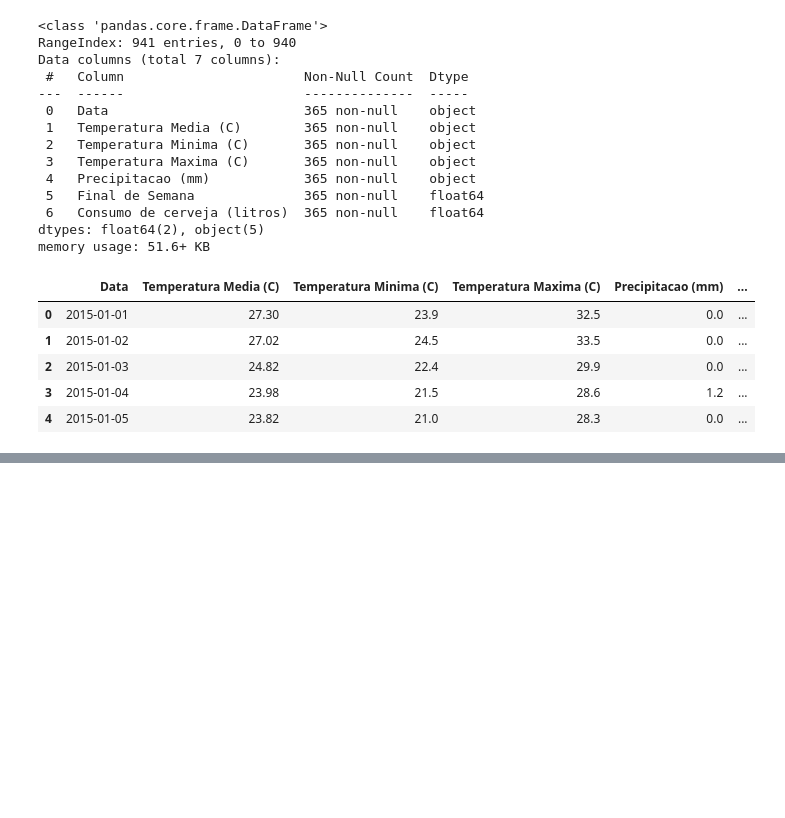
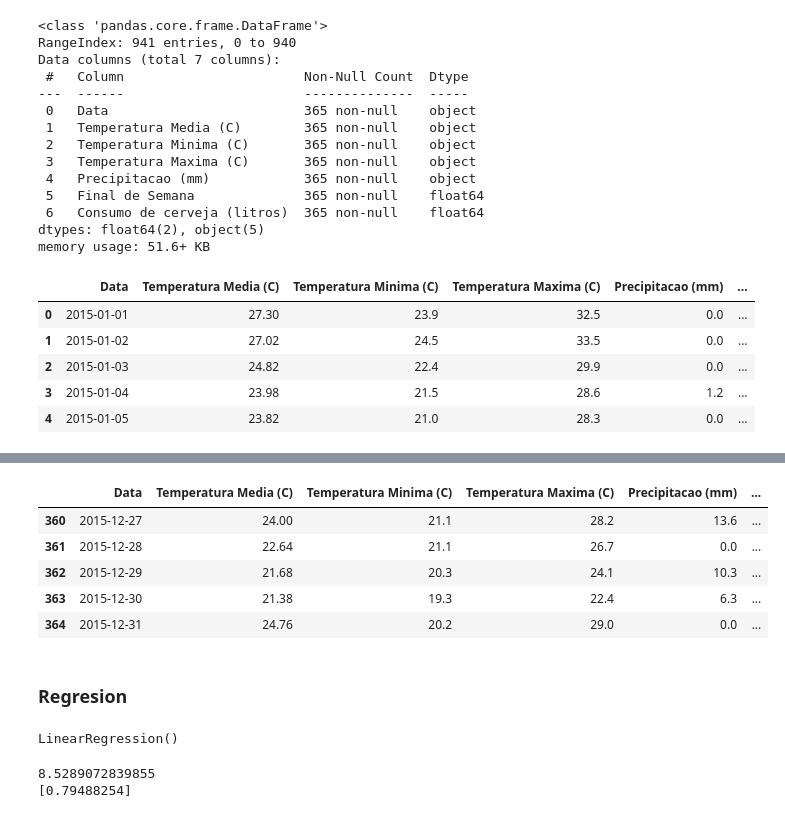
Before and after one commit to CRUBIOHE/Cursos, a Jupyter notebook: Curso_Python.ipynb, the cells around one changed output, grey strips where cells are left out. Drawn from its saved outputs; the diff is of its cells as text; code cells hidden in the pictures; blank space fills up the shorter version.

```diff
--- a/Curso_Python.ipynb
+++ b/Curso_Python.ipynb
@@ -396,0 +406,12 @@ data.describe()
+# %%
+data.dropna(inplace=True)
+data.tail()
+# %% [output]
+|  | Data | Temperatura Media (C) | Temperatura Minima (C) | Temperatura Maxima (C) | Precipitacao (mm) | ... |
+| 360 | 2015-12-27 | 24.00 | 21.1 | 28.2 | 13.6 | ... |
+| 361 | 2015-12-28 | 22.64 | 21.1 | 26.7 | 0.0 | ... |
+| 362 | 2015-12-29 | 21.68 | 20.3 | 24.1 | 10.3 | ... |
+| 363 | 2015-12-30 | 21.38 | 19.3 | 22.4 | 6.3 | ... |
+| 364 | 2015-12-31 | 24.76 | 20.2 | 29.0 | 0.0 | ... |
+# %% [markdown]
+### Regresion
@@ -396,0 +423,13 @@ data.describe()
+# %%
+modelito=sk8()
+modelito.fit(x,y)
+# %% [output]
+LinearRegression()
+# %%
+B0=modelito.intercept_
+B1=modelito.coef_
+print(B0)
+print(B1)
+# %% [output]
+8.5289072839855
+[0.79488254]
```
Also changed, not shown: parts of 5 cells of this notebook.
